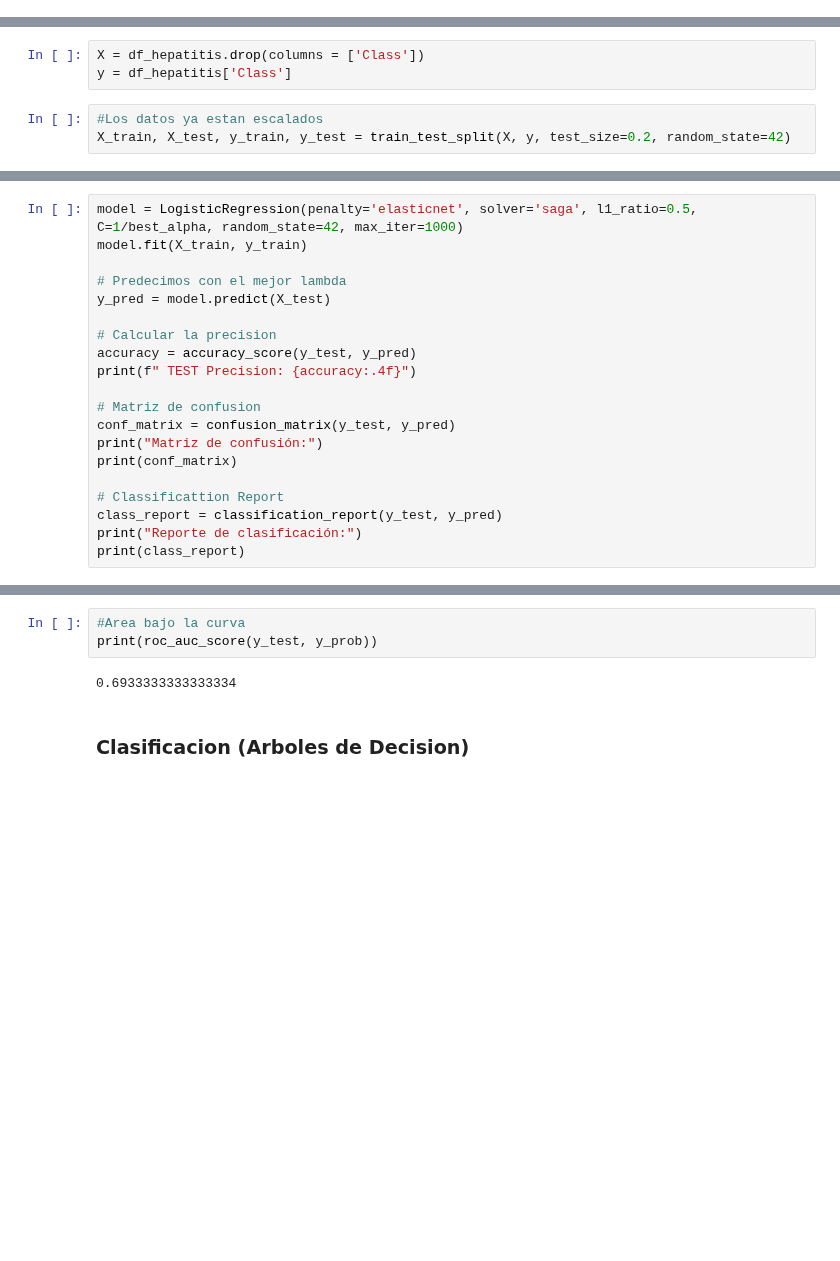
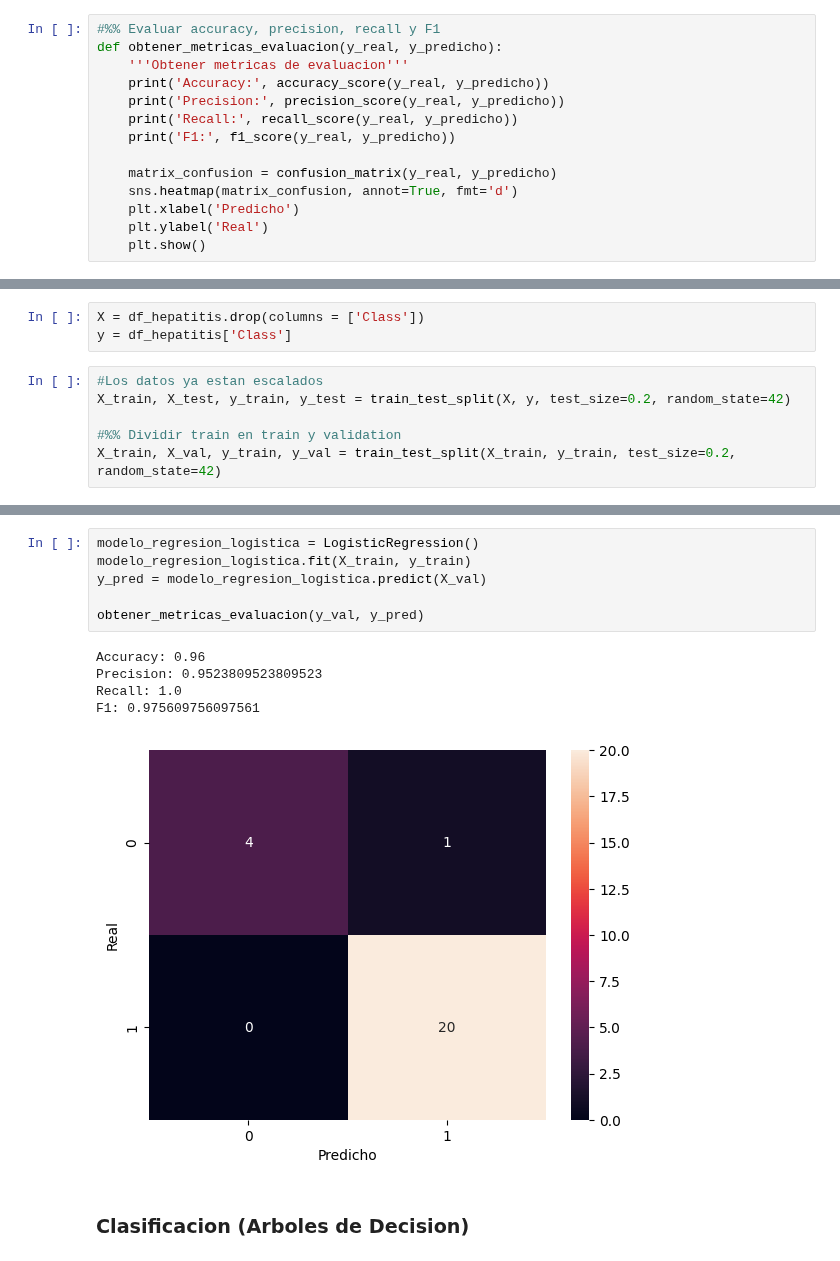
Before and after one commit to phobbins/AnalisisDatos, a Jupyter notebook: Proyecto/Hepatitis_Predict.ipynb, the cells around one changed output, grey strips where cells are left out. Cells and saved outputs as stored; diff of their text form; blank space fills up the shorter version.

```diff
--- a/Proyecto/Hepatitis_Predict.ipynb
+++ b/Proyecto/Hepatitis_Predict.ipynb
@@ -984,6 +1003,20 @@ HISTOLOGY          0
 dtype: int64
 # %% [markdown]
 # Modelado
+# %%
+#%% Evaluar accuracy, precision, recall y F1
+def obtener_metricas_evaluacion(y_real, y_predicho):
+    '''Obtener metricas de evaluacion'''
+    print('Accuracy:', accuracy_score(y_real, y_predicho))
+    print('Precision:', precision_score(y_real, y_predicho))
+    print('Recall:', recall_score(y_real, y_predicho))
+    print('F1:', f1_score(y_real, y_predicho))
+
+    matrix_confusion = confusion_matrix(y_real, y_predicho)
+    sns.heatmap(matrix_confusion, annot=True, fmt='d')
+    plt.xlabel('Predicho')
+    plt.ylabel('Real')
+    plt.show()
 # %% [markdown]
 ### PCA
 # %%
@@ -1059,3 +1090,6 @@ y = df_hepatitis['Class']
 # %%
 #Los datos ya estan escalados
 X_train, X_test, y_train, y_test = train_test_split(X, y, test_size=0.2, random_state=42)
+
+#%% Dividir train en train y validation
+X_train, X_val, y_train, y_val = train_test_split(X_train, y_train, test_size=0.2, random_state=42)
@@ -1103,20 +1095,0 @@ El mejor valor de lambda es: 9.3260e-02 con un MSE de: 0.1215
-# %%
-model = LogisticRegression(penalty='elasticnet', solver='saga', l1_ratio=0.5, C=1/best_alpha, random_state=42, max_iter=1000)
-model.fit(X_train, y_train)
-
-# Predecimos con el mejor lambda
-y_pred = model.predict(X_test)
-
-# Calcular la precision
-accuracy = accuracy_score(y_test, y_pred)
-print(f" TEST Precision: {accuracy:.4f}")
-
-# Matriz de confusion
-conf_matrix = confusion_matrix(y_test, y_pred)
-print("Matriz de confusión:")
-print(conf_matrix)
-
-# Classificattion Report
-class_report = classification_report(y_test, y_pred)
-print("Reporte de clasificación:")
-print(class_report)
@@ -1160,7 +1096,14 @@ plt.show()
-# %%
-#Area bajo la curva
-print(roc_auc_score(y_test, y_prob))
-# %% [output]
-0.6933333333333334
+# %%
+modelo_regresion_logistica = LogisticRegression()
+modelo_regresion_logistica.fit(X_train, y_train)
+y_pred = modelo_regresion_logistica.predict(X_val)
+
+obtener_metricas_evaluacion(y_val, y_pred)
+# %% [output]
+Accuracy: 0.96
+Precision: 0.9523809523809523
+Recall: 1.0
+F1: 0.975609756097561
+[figure, added]
 # %% [markdown]
 ### Clasificacion (Arboles de Decision)
```
Also changed, not shown: parts of 12 cells of this notebook, 1 other file.
